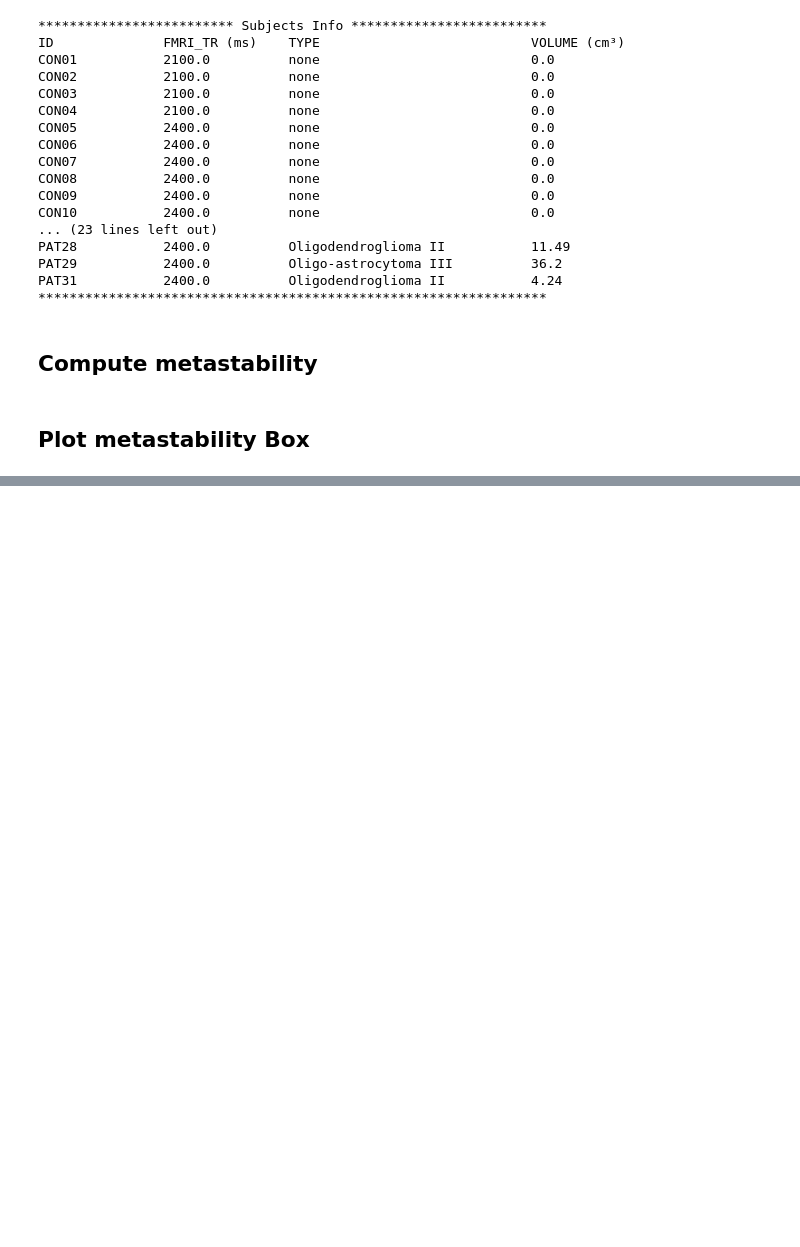
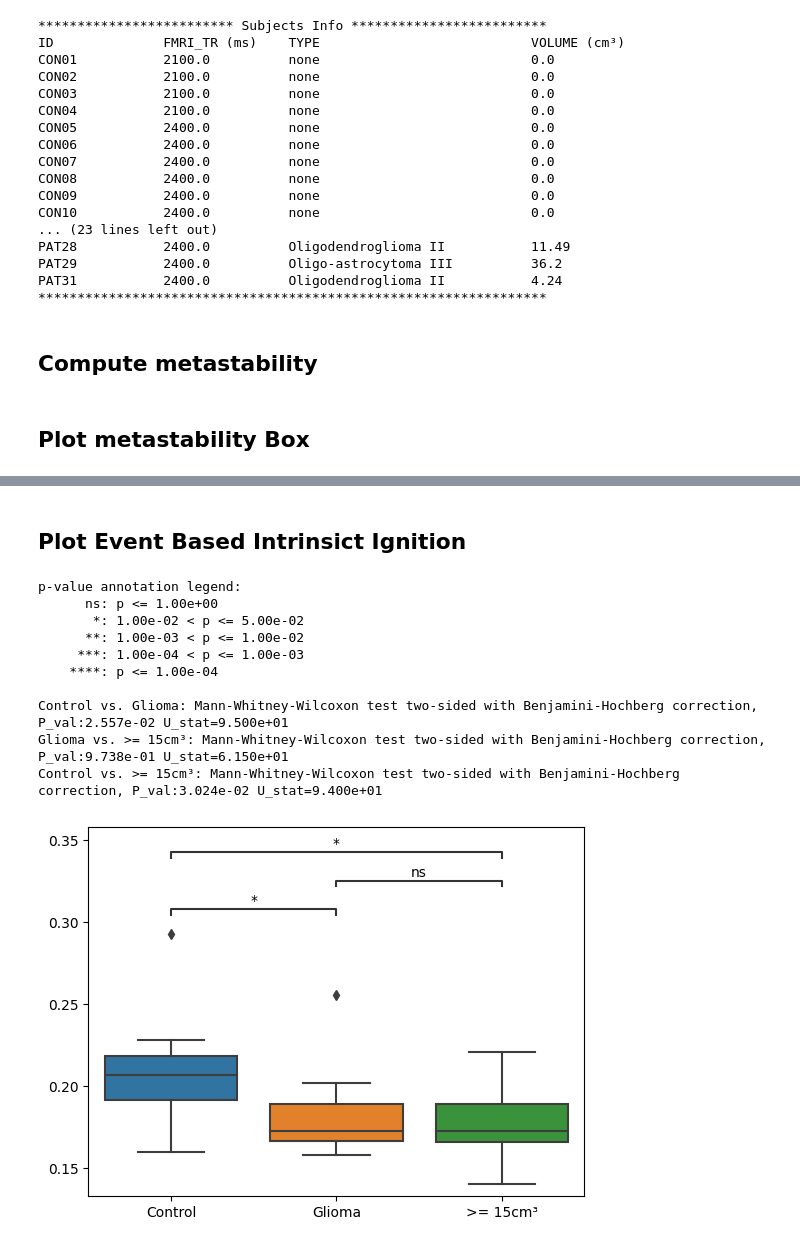
Before and after one commit to ajunca/BrainTumor, a Jupyter notebook: main.ipynb, the cells around one changed output, grey strips where cells are left out. Drawn from its saved outputs; the diff is of its cells as text; code cells hidden in the pictures; blank space fills up the shorter version.

```diff
--- a/main.ipynb
+++ b/main.ipynb
@@ -102,0 +115,68 @@ plot_metastability_box(preop_metastability_dk68)
+# %%
+def compute_preop_event_based_intrinsic_ignition():
+    preop_ts_dk68 = subjects.filter_preop_ts_dk68()
+    result = dict()
+    ebig_operator = EventBasedIntrinsicIgnition()
+
+    for sub_id, ts_dk68 in preop_ts_dk68.items():
+        tr = subjects.get_subject_by_id(sub_id).get_fmri_tr()/1000.0
+        ebig_dk68 = ebig_operator.from_fMRI(
+            ts_dk68,
+            # Tagliazucchi, Enzo, Pablo Balenzuela, Daniel Fraiman, and Dante R. Chialvo. “Criticality in Large-Scale Brain FMRI Dynamics Unveiled by a Novel
+            # Point Process Analysis.” Frontiers in Physiology 3 (2012). https://doi.org/10.3389/fphys.2012.00015.
+            bold_filter=BOLDBandPassFilter(tr=tr, flp=0.01, fhi=0.1, k=2, remove_strong_artifacts=3.0)
+        )
+        result[sub_id] = ebig_dk68
+
+    return result
+
+preop_ebii_dk68 = compute_preop_event_based_intrinsic_ignition()
+# %% [markdown]
+## Plot Event Based Intrinsict Ignition
+# %%
+def plot_ebii_box(subjects_ebii):
+    # fig, ax = plt.subplots()
+
+    s_none = subjects.filter_subjects(lambda sub: sub.get_tumor_type_and_grade() == 'none')
+    s_tumor = subjects.filter_subjects(lambda sub: sub.get_tumor_type_and_grade() != 'none')
+    s_meningioma = subjects.filter_subjects(lambda sub: 'Meningioma' in sub.get_tumor_type_and_grade())
+    s_glioma = subjects.filter_subjects(lambda sub: sub.get_tumor_type_and_grade() != 'none' and 'Meningioma' not in sub.get_tumor_type_and_grade())
+    s_plus_15_cm3 = subjects.filter_subjects(lambda sub: sub.get_tumor_size() >= 15.0)
+    s_plus_20_cm3 = subjects.filter_subjects(lambda sub: sub.get_tumor_size() >= 20.0)
+    s_plus_30_cm3 = subjects.filter_subjects(lambda sub: sub.get_tumor_size() >= 30.0)
+
+    data_none = {k: v.mignition for k, v in subjects_ebii.items() if k in s_none.data}
+    data_tumor = {k: v.mignition for k, v in subjects_ebii.items() if k in s_tumor.data}
+    data_meningioma = {k: v.mignition for k, v in subjects_ebii.items() if k in s_meningioma.data}
+    data_glioma = {k: v.mignition for k, v in subjects_ebii.items() if k in s_glioma.data}
+    data_plus_15_cm3 = {k: v.mignition for k, v in subjects_ebii.items() if k in s_plus_15_cm3.data}
+    data_plus_20_cm3 = {k: v.mignition for k, v in subjects_ebii.items() if k in s_plus_20_cm3.data}
+    data_plus_30_cm3 = {k: v.mignition for k, v in subjects_ebii.items() if k in s_plus_30_cm3.data}
+
+    # Convert data to nparray
+    split_data = {
+        'Control':  np.array(list(data_none.values())),
+        # 'Tumor': np.array(list(data_tumor.values())),
+        # 'Meningioma': np.array(list(data_meningioma.values())),
+        'Glioma': np.array(list(data_glioma.values())),
+        '>= 15cm³': np.array(list(data_plus_15_cm3.values())),
+        # '>= 20cm³': np.array(list(data_plus_20_cm3.values())),
+        # '>= 30cm³': np.array(list(data_plus_30_cm3.values()))
+    }
+    # plt.boxplot(split_data.values(), labels=split_data.keys())
+    # plt.show()
+    plotComparisonAcrossLabels2(split_data)
+
+plot_ebii_box(preop_ebii_dk68)
+# %% [output]
+p-value annotation legend:
+      ns: p <= 1.00e+00
+       *: 1.00e-02 < p <= 5.00e-02
+      **: 1.00e-03 < p <= 1.00e-02
+     ***: 1.00e-04 < p <= 1.00e-03
+    ****: p <= 1.00e-04
+
+Control vs. Glioma: Mann-Whitney-Wilcoxon test two-sided with Benjamini-Hochberg correction, P_val:2.557e-02 U_stat=9.500e+01
+Glioma vs. >= 15cm³: Mann-Whitney-Wilcoxon test two-sided with Benjamini-Hochberg correction, P_val:9.738e-01 U_stat=6.150e+01
+Control vs. >= 15cm³: Mann-Whitney-Wilcoxon test two-sided with Benjamini-Hochberg correction, P_val:3.024e-02 U_stat=9.400e+01
+[figure, added]
```
Also changed, not shown: parts of 3 cells of this notebook.
